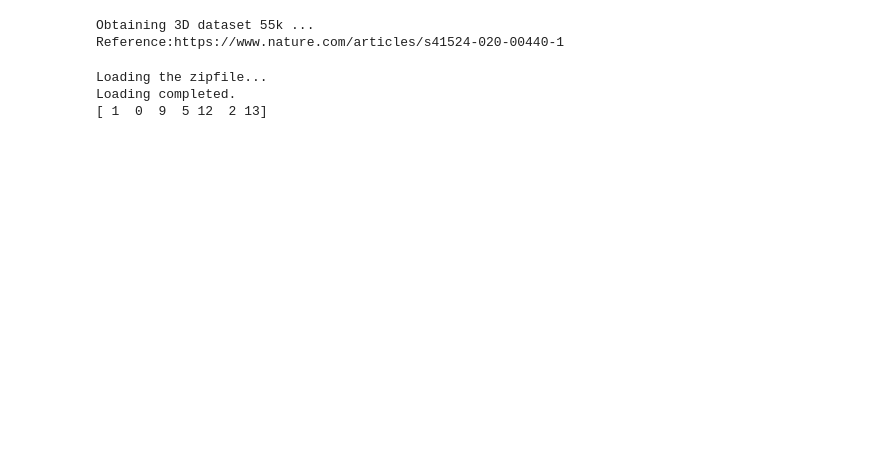
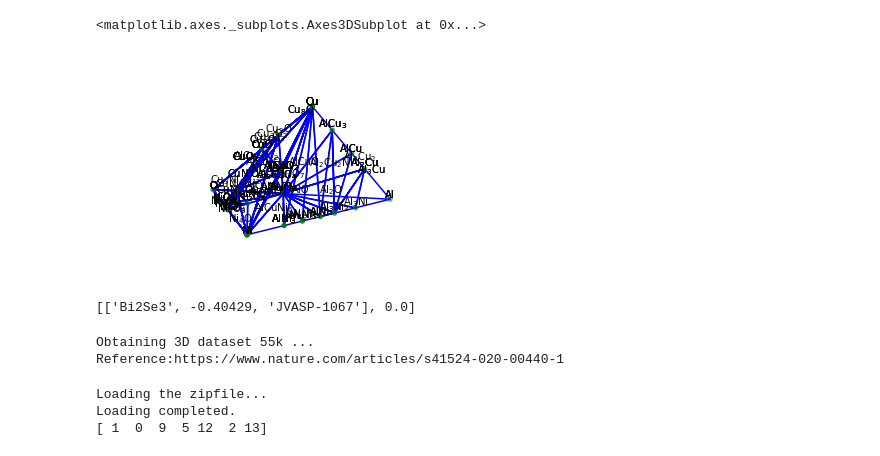
Before and after one commit to JARVIS-Materials-Design/jarvis-tools-notebooks, a Jupyter notebook: jarvis-tools-notebooks/ConvexHull.ipynb, the cells around one changed output. Saved outputs shown, nothing was run; the diff lists cells and outputs as text; code cells hidden in the pictures; blank space fills up the shorter version.

```diff
--- a/jarvis-tools-notebooks/ConvexHull.ipynb
+++ b/jarvis-tools-notebooks/ConvexHull.ipynb
@@ -23 +76,25 @@ Successfully installed jarvis-tools-2022.1.10 spglib-1.16.3 xmltodict-0.12.0
+# %%
+from jarvis.analysis.thermodynamics.energetics import PhaseDiagram
+system=['Ni','Al','O','Cu']
+z=[]
+for i in dataset:
+    formula = i["formula"]
+    comp = Composition.from_string(formula)
+    atom_frac = comp.atomic_fraction
+    all_elms = list(comp.to_dict())
+    if (set(all_elms)).issubset(set(system)):
+        z.append([i['formula'],i['formation_energy_peratom'],i['jid']])
+
+pdj=PhaseDiagram(z,only_plot_stable=True)
+pdj.plot()
+# %% [output]
+<matplotlib.axes._subplots.Axes3DSubplot at 0x...>
+[figure, added]
+# %%
+from jarvis.analysis.thermodynamics.energetics import jid_hull
+
+jid='JVASP-1067'
+jid_hull(jid=jid,dataset=dataset)
+# %% [output]
+[['Bi2Se3', -0.40429, 'JVASP-1067'], 0.0]
 # %%
```
Also changed, not shown: parts of 6 cells of this notebook.
